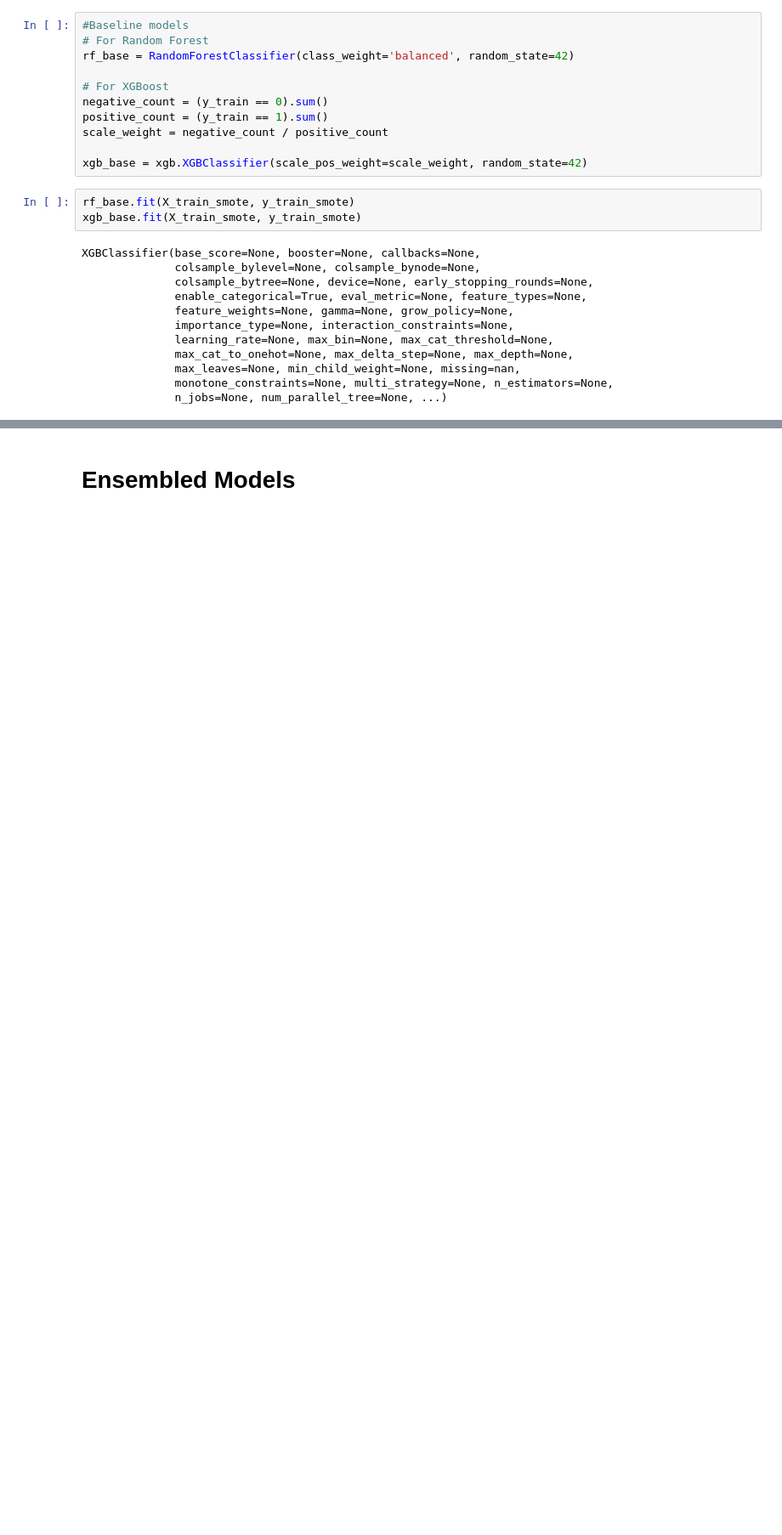
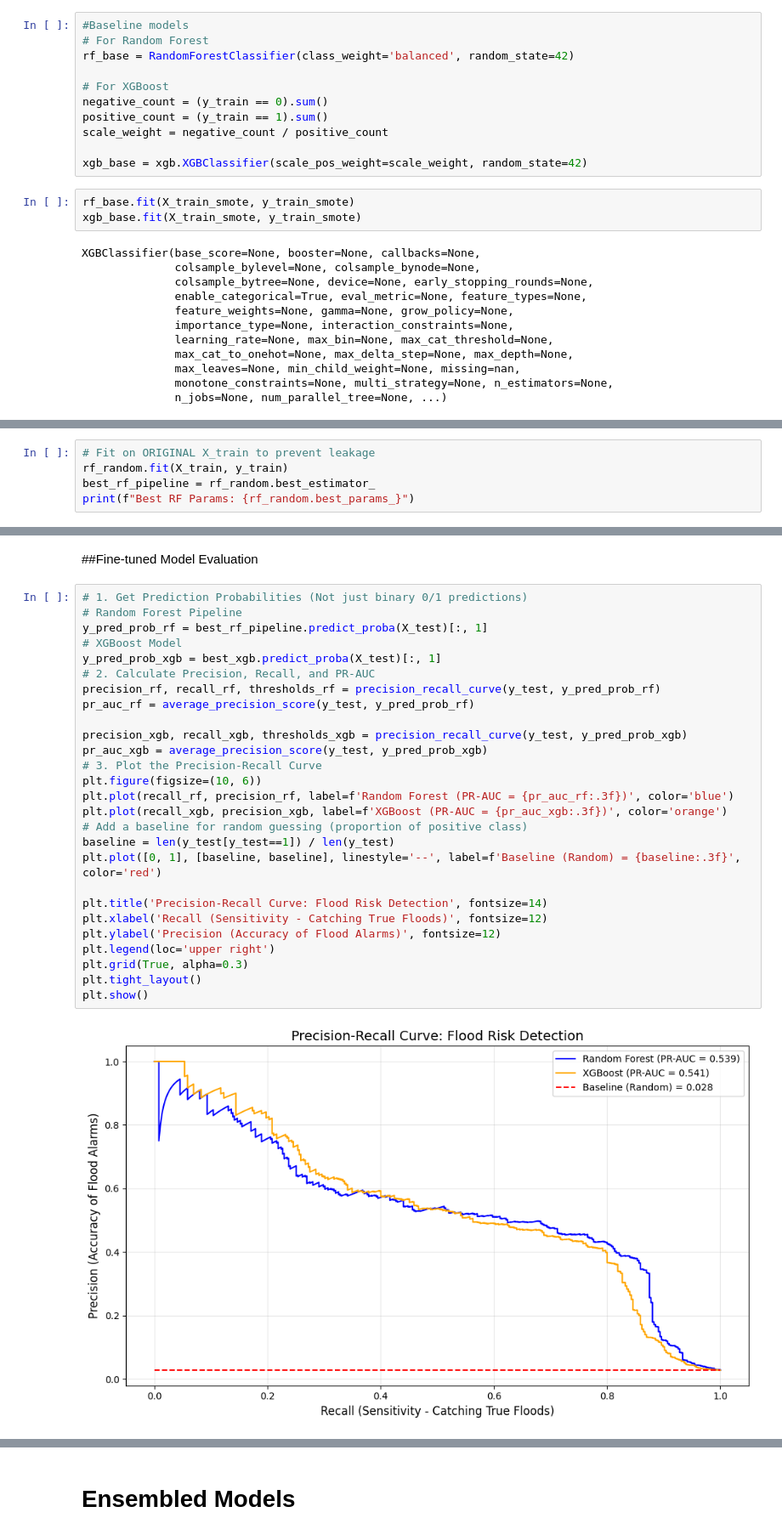
Before and after one commit to iblaw/flood-predictorML, a Jupyter notebook: notebooks/Nigeria_Flood_Predictor.ipynb, the cells around one changed output, grey strips where cells are left out. Shown at 85% size. Cells and saved outputs as stored; diff of their text form; blank space fills up the shorter version.

```diff
--- a/notebooks/Nigeria_Flood_Predictor.ipynb
+++ b/notebooks/Nigeria_Flood_Predictor.ipynb
@@ -697,0 +827,5 @@ weighted avg       0.98      0.96      0.97     13172
+# %%
+# Fit on ORIGINAL X_train to prevent leakage
+rf_random.fit(X_train, y_train)
+best_rf_pipeline = rf_random.best_estimator_
+print(f"Best RF Params: {rf_random.best_params_}")
@@ -697,0 +885,31 @@ weighted avg       0.98      0.96      0.97     13172
+# %% [markdown]
+##Fine-tuned Model Evaluation
+# %%
+# 1. Get Prediction Probabilities (Not just binary 0/1 predictions)
+# Random Forest Pipeline
+y_pred_prob_rf = best_rf_pipeline.predict_proba(X_test)[:, 1]
+# XGBoost Model
+y_pred_prob_xgb = best_xgb.predict_proba(X_test)[:, 1]
+# 2. Calculate Precision, Recall, and PR-AUC
+precision_rf, recall_rf, thresholds_rf = precision_recall_curve(y_test, y_pred_prob_rf)
+pr_auc_rf = average_precision_score(y_test, y_pred_prob_rf)
+
+precision_xgb, recall_xgb, thresholds_xgb = precision_recall_curve(y_test, y_pred_prob_xgb)
+pr_auc_xgb = average_precision_score(y_test, y_pred_prob_xgb)
+# 3. Plot the Precision-Recall Curve
+plt.figure(figsize=(10, 6))
+plt.plot(recall_rf, precision_rf, label=f'Random Forest (PR-AUC = {pr_auc_rf:.3f})', color='blue')
+plt.plot(recall_xgb, precision_xgb, label=f'XGBoost (PR-AUC = {pr_auc_xgb:.3f})', color='orange')
+# Add a baseline for random guessing (proportion of positive class)
+baseline = len(y_test[y_test==1]) / len(y_test)
+plt.plot([0, 1], [baseline, baseline], linestyle='--', label=f'Baseline (Random) = {baseline:.3f}', color='red')
+
+plt.title('Precision-Recall Curve: Flood Risk Detection', fontsize=14)
+plt.xlabel('Recall (Sensitivity - Catching True Floods)', fontsize=12)
+plt.ylabel('Precision (Accuracy of Flood Alarms)', fontsize=12)
+plt.legend(loc='upper right')
+plt.grid(True, alpha=0.3)
+plt.tight_layout()
+plt.show()
+# %% [output]
+[figure, added]
```
Also changed, not shown: parts of 47 cells of this notebook.
